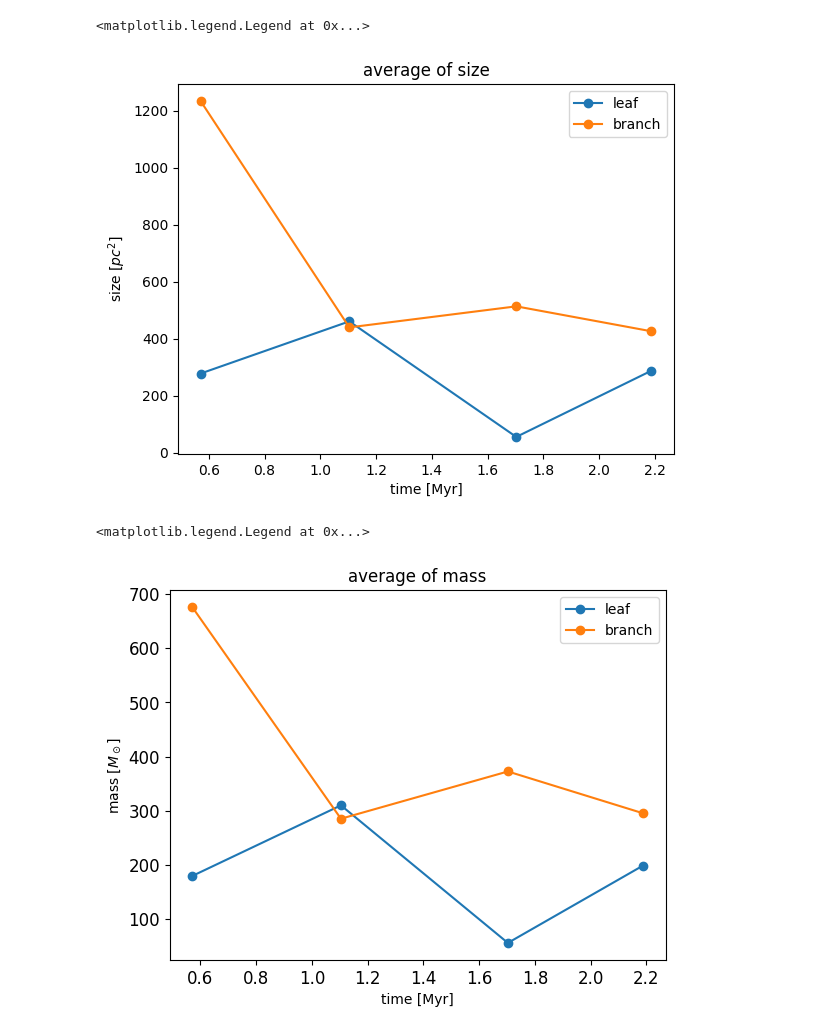
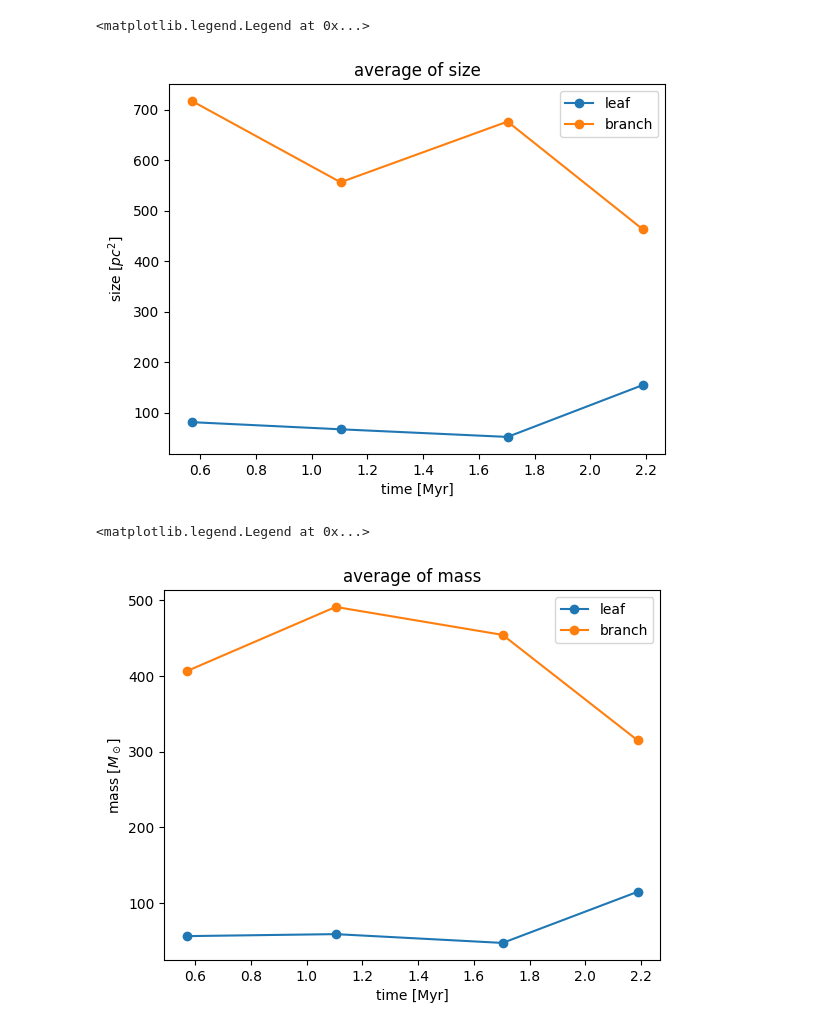
Before and after one commit to kotora260/StarGen, a Jupyter notebook: analysis_mass_ppp/discuss_2D.ipynb, the cells around one changed output. Cells and saved outputs as stored; diff of their text form; code cells hidden in the pictures.

```diff
--- a/analysis_mass_ppp/discuss_2D.ipynb
+++ b/analysis_mass_ppp/discuss_2D.ipynb
@@ -138,8 +134,8 @@ Text(0, 0.5, 'mass [$M_☉$]')
 # %%
 # plot average of size
 
-leaf_size_ave = [277.852446, 460.865476, 55.570155, 287.912621]
-branch_size_ave = [1234.048104, 439.773354, 513.547969, 426.040417]
+leaf_size_ave = [81.439510, 67.317332, 52.217098, 154.830880]
+branch_size_ave = [717.306429, 556.319845, 676.426989, 463.247095]
 
 plt.plot(myr, leaf_size_ave, marker='o', label='leaf')
 plt.plot(myr, branch_size_ave, marker='o', label='branch')
@@ -150,21 +146,20 @@ plt.ylabel('size [$pc^2$]')
 plt.legend()
 # %% [output]
 <matplotlib.legend.Legend at 0x...>
-[figure, old version]
+[figure, new version]
 # %%
 # plot average of mass
 
-leaf_mass_ave = [179.637514, 310.041762, 56.202880, 198.938856]
-branch_mass_ave = [676.128274, 285.339255, 372.554845, 295.407035]
+leaf_mass_ave = [55.961094, 58.589212, 46.967028, 114.640769]
+branch_mass_ave = [406.319556, 491.119839, 454.147398, 314.557378]
 
 plt.plot(myr, leaf_mass_ave, marker='o', label='leaf')
 plt.plot(myr, branch_mass_ave, marker='o', label='branch')
 
 plt.title('average of mass')
 plt.xlabel('time [Myr]')
 plt.ylabel('mass [$M_\odot$]')
-plt.tick_params(labelsize=12)
 plt.legend()
 # %% [output]
 <matplotlib.legend.Legend at 0x...>
-[figure, old version]
+[figure, new version]
```
Also changed, not shown: parts of 5 cells of this notebook.
